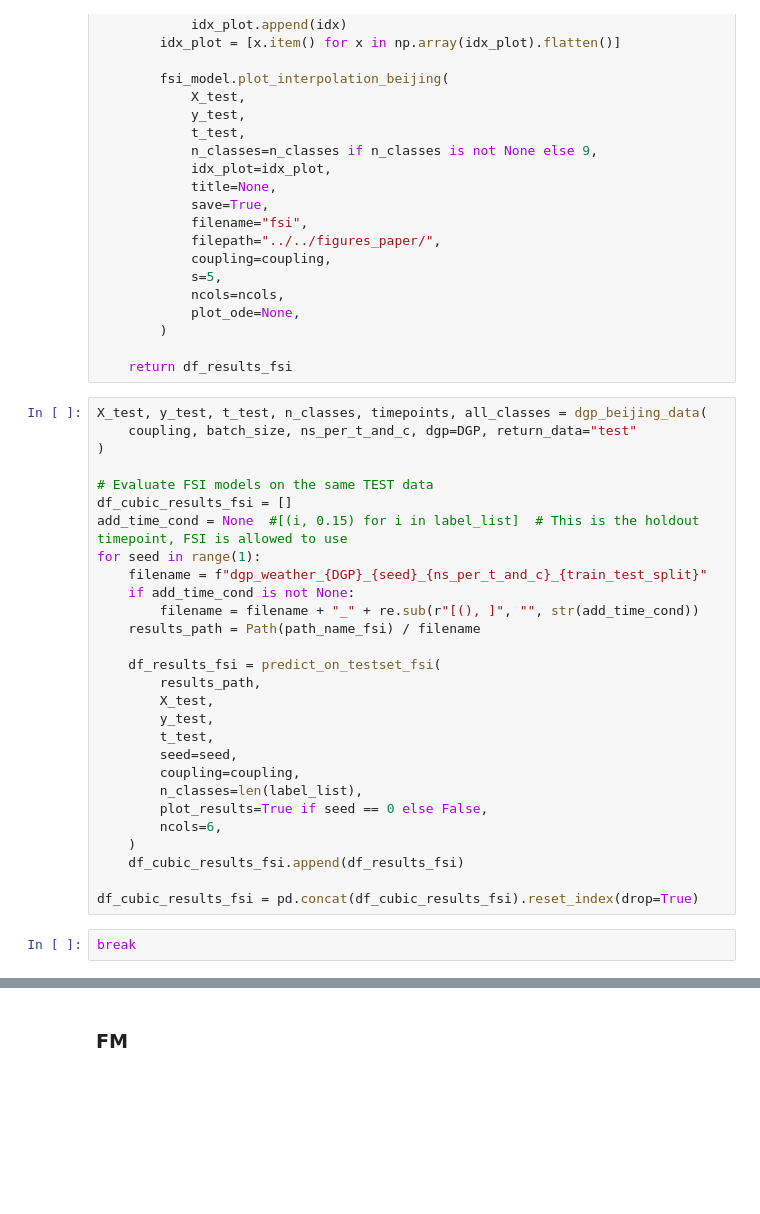
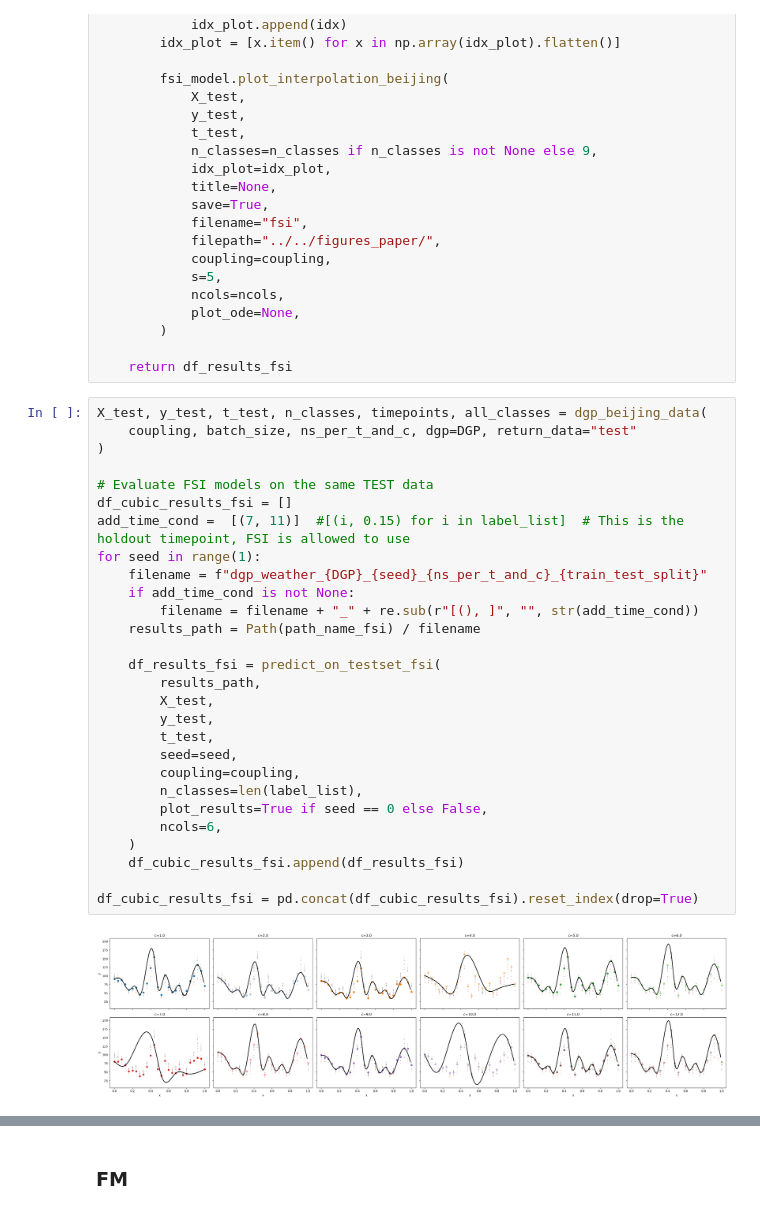
Before and after one commit to pqhhust/MMFM, a Jupyter notebook: experiments/weather/evaluate_weather.ipynb, the cells around one changed output, grey strips where cells are left out. Saved outputs shown, nothing was run; the diff lists cells and outputs as text; blank space fills up the shorter version.

```diff
--- a/experiments/weather/evaluate_weather.ipynb
+++ b/experiments/weather/evaluate_weather.ipynb
@@ -1047,33 +1059,33 @@ def predict_on_testset_fsi(
 # %%
 X_test, y_test, t_test, n_classes, timepoints, all_classes = dgp_beijing_data(
     coupling, batch_size, ns_per_t_and_c, dgp=DGP, return_data="test"
 )
 
 # Evaluate FSI models on the same TEST data
 df_cubic_results_fsi = []
-add_time_cond = None  #[(i, 0.15) for i in label_list]  # This is the holdout timepoint, FSI is allowed to use
+add_time_cond =  [(7, 11)]  #[(i, 0.15) for i in label_list]  # This is the holdout timepoint, FSI is allowed to use
 for seed in range(1):
     filename = f"dgp_weather_{DGP}_{seed}_{ns_per_t_and_c}_{train_test_split}"
     if add_time_cond is not None:
         filename = filename + "_" + re.sub(r"[(), ]", "", str(add_time_cond))
     results_path = Path(path_name_fsi) / filename
 
     df_results_fsi = predict_on_testset_fsi(
         results_path,
         X_test,
         y_test,
         t_test,
         seed=seed,
         coupling=coupling,
         n_classes=len(label_list),
         plot_results=True if seed == 0 else False,
         ncols=6,
     )
     df_cubic_results_fsi.append(df_results_fsi)
 
 df_cubic_results_fsi = pd.concat(df_cubic_results_fsi).reset_index(drop=True)
+# %% [output]
+[figure, added]
-# %%
-break
 # %%
 # Save results to disk
 load_results = False
```
Also changed, not shown: parts of 25 cells of this notebook, 4 other files.
